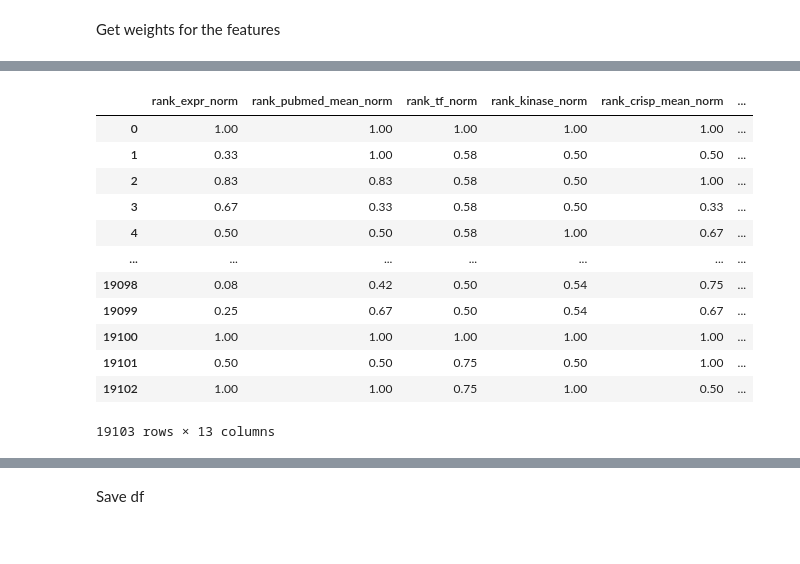
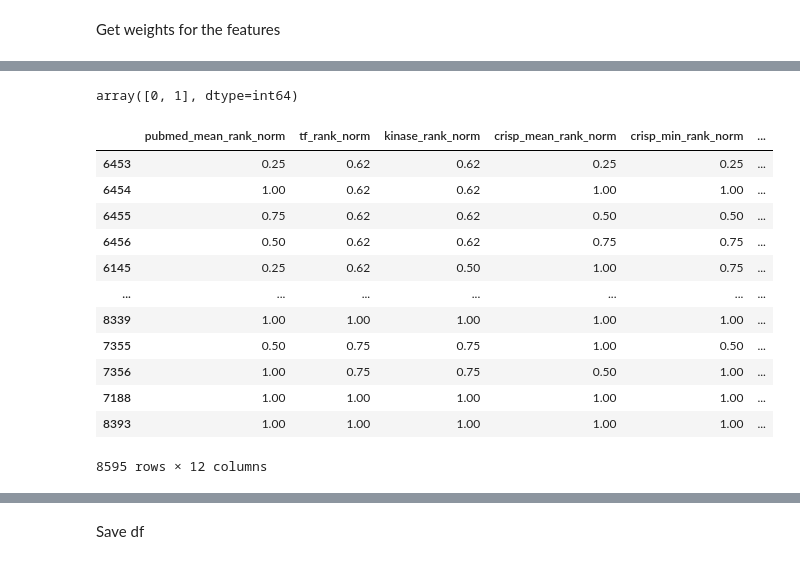
Before and after one commit to yvolko/Cancer_drivers_2024, a Jupyter notebook: Code/Prediction_models/RandomForestClassifier/Random_forest_classifier.ipynb, the cells around one changed output, grey strips where cells are left out. Saved outputs shown, nothing was run; the diff lists cells and outputs as text; code cells hidden in the pictures.

```diff
--- a/Code/Prediction_models/RandomForestClassifier/Random_forest_classifier.ipynb
+++ b/Code/Prediction_models/RandomForestClassifier/Random_forest_classifier.ipynb
@@ -151,0 +225,3 @@ Base model with 100 estimators gave on of the best results, let leave it.
+# %%
+new_clf = RandomForestClassifier(n_estimators=150, min_samples_split=2, min_samples_leaf=4, max_features='log2', max_depth=None, random_state=42, class_weight={0: 1, 1: count_of_oncogenes})
+new_clf.fit(X_train, y_train)
@@ -198,5 +314,5 @@ Now we take regions without known oncogenes and try to predict which genes are o
 # %%
-new_data = pd.read_csv("Selection_of_regions_for_ML_without_known_oncogenes.csv")
+new_data = pd.read_csv("Prediction_df_TCGA_HARTWIG_METASTATIC.csv")
 # %%
 new_data.shape
 # %% [output]
@@ -204,5 +320,5 @@ new_data.shape
 # %%
-data_to_predict = new_data.iloc[:, 3:]
+data_to_predict = new_data.iloc[:, 8:20]
 # %%
 data_to_predict.head()
 # %% [output]
@@ -215,11 +331,11 @@ data_to_predict.head()
 # %%
 all_predictions = []
-max_group = data_to_predict['group_num'].max() + 1
+max_group = data_to_predict['sample_num'].max() + 1
 
 for i in range(1, max_group):
-    cur_data = data_to_predict[data_to_predict["group_num"] == i]
-    cur_data = cur_data.drop(columns=["group_num"])
-    all_predictions.append(clf.predict_proba(cur_data))
+    cur_data = data_to_predict[data_to_predict["sample_num"] == i]
+    cur_data = cur_data.drop(columns=["sample_num"])
+    all_predictions.append(new_clf.predict_proba(cur_data))
 # %%
 len(all_predictions)
 # %% [output]
@@ -231,34 +350,38 @@ array([[0.10823629, 0.89176371]])
+# %%
+clf.classes_
+# %% [output]
+array([0, 1], dtype=int64)
 # %%
 import warnings
 
 
 warnings.filterwarnings('ignore')
 
-final_df =  data_to_predict[data_to_predict["group_num"] == 1]
+final_df =  data_to_predict[data_to_predict["sample_num"] == 1]
 final_df["prob_of_onco"] = all_predictions[0].T[1]
 
-for i in range(2, 3347):
-    cur_df = data_to_predict[data_to_predict["group_num"] == i]
+for i in range(2, (len(all_predictions)+1)):
+    cur_df = data_to_predict[data_to_predict["sample_num"] == i]
     onco_col = all_predictions[i-1].T[1]
     cur_df["prob_of_onco"] = onco_col
     final_df = pd.concat([final_df, cur_df])
 
 
 final_df
 # %% [output]
-|  | rank_expr_norm | rank_pubmed_mean_norm | rank_tf_norm | rank_kinase_norm | rank_crisp_mean_norm | ... |
-| 0 | 1.00 | 1.00 | 1.00 | 1.00 | 1.00 | ... |
-| 1 | 0.33 | 1.00 | 0.58 | 0.50 | 0.50 | ... |
-| 2 | 0.83 | 0.83 | 0.58 | 0.50 | 1.00 | ... |
-| 3 | 0.67 | 0.33 | 0.58 | 0.50 | 0.33 | ... |
-| 4 | 0.50 | 0.50 | 0.58 | 1.00 | 0.67 | ... |
+|  | pubmed_mean_rank_norm | tf_rank_norm | kinase_rank_norm | crisp_mean_rank_norm | crisp_min_rank_norm | ... |
+| 6453 | 0.25 | 0.62 | 0.62 | 0.25 | 0.25 | ... |
+| 6454 | 1.00 | 0.62 | 0.62 | 1.00 | 1.00 | ... |
+| 6455 | 0.75 | 0.62 | 0.62 | 0.50 | 0.50 | ... |
+| 6456 | 0.50 | 0.62 | 0.62 | 0.75 | 0.75 | ... |
+| 6145 | 0.25 | 0.62 | 0.50 | 1.00 | 0.75 | ... |
 | ... | ... | ... | ... | ... | ... | ... |
-| 19098 | 0.08 | 0.42 | 0.50 | 0.54 | 0.75 | ... |
-| 19099 | 0.25 | 0.67 | 0.50 | 0.54 | 0.67 | ... |
-| 19100 | 1.00 | 1.00 | 1.00 | 1.00 | 1.00 | ... |
-| 19101 | 0.50 | 0.50 | 0.75 | 0.50 | 1.00 | ... |
-| 19102 | 1.00 | 1.00 | 0.75 | 1.00 | 0.50 | ... |
+| 8339 | 1.00 | 1.00 | 1.00 | 1.00 | 1.00 | ... |
+| 7355 | 0.50 | 0.75 | 0.75 | 1.00 | 0.50 | ... |
+| 7356 | 1.00 | 0.75 | 0.75 | 0.50 | 1.00 | ... |
+| 7188 | 1.00 | 1.00 | 1.00 | 1.00 | 1.00 | ... |
+| 8393 | 1.00 | 1.00 | 1.00 | 1.00 | 1.00 | ... |
-19103 rows × 13 columns
+8595 rows × 12 columns
 # %%
 final_df["prob_of_onco"] = final_df["prob_of_onco"].round(4)
 # %%
```
Also changed, not shown: parts of 46 cells of this notebook, 5 other files.
